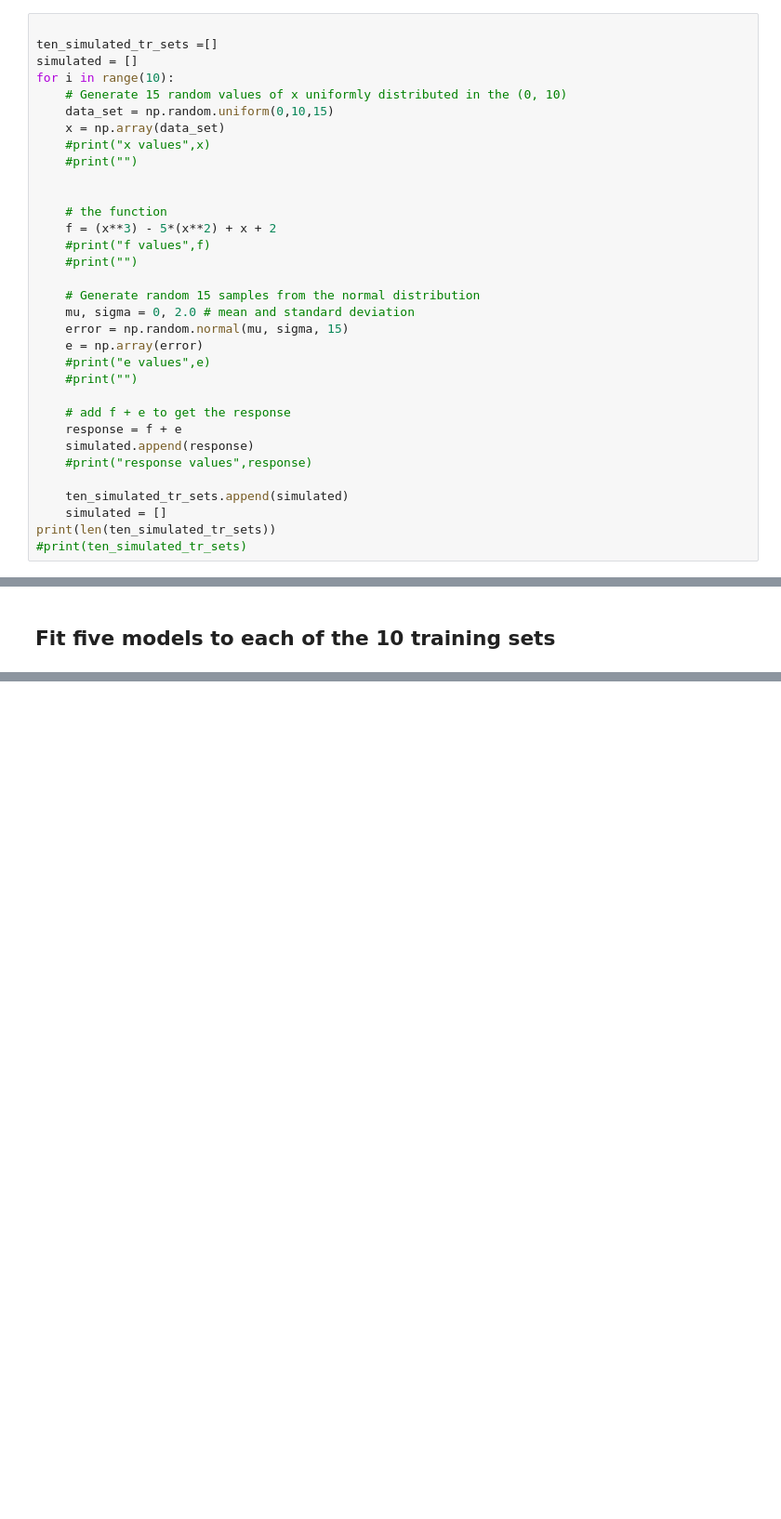
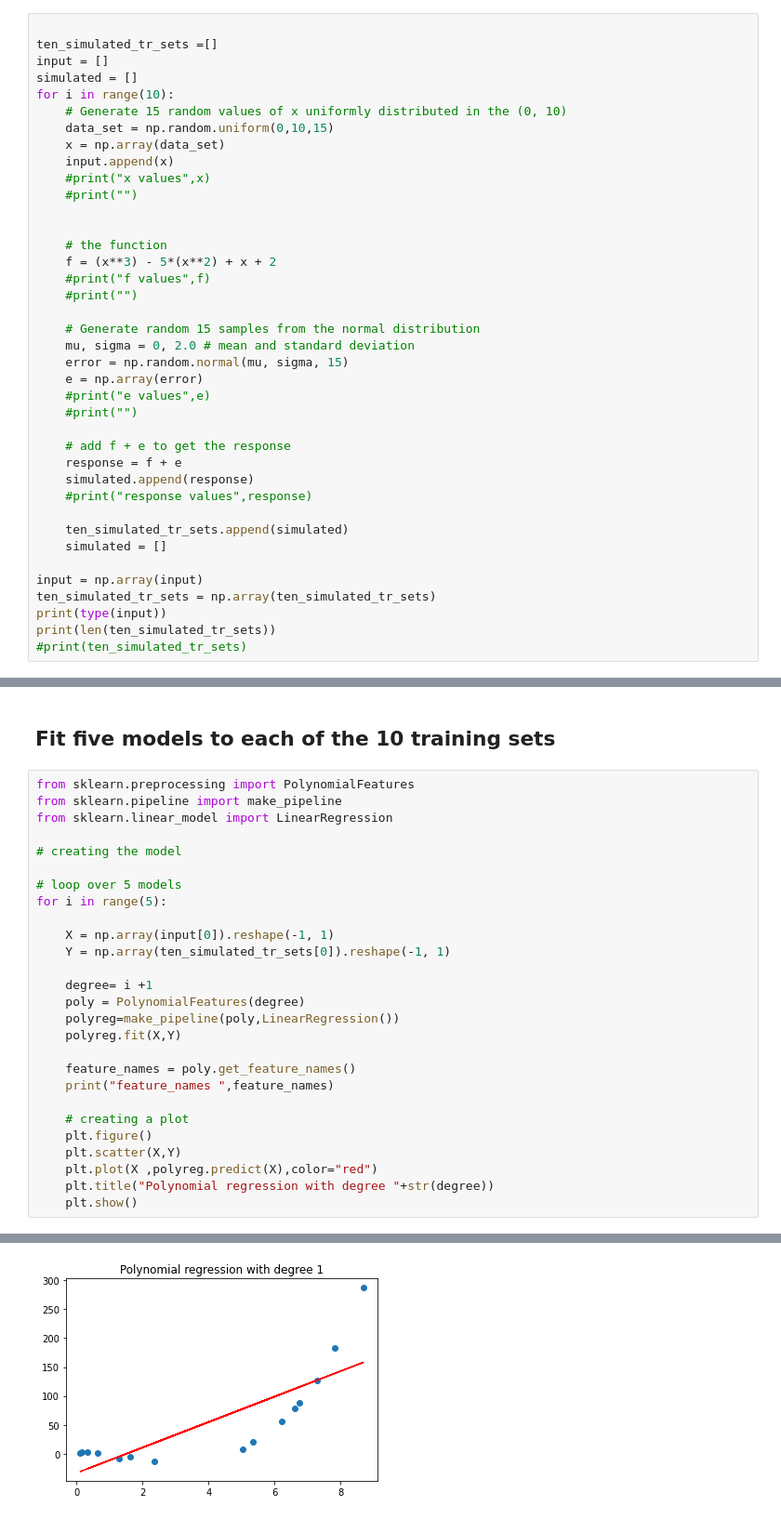
Before and after one commit to mariaSheahata17/Machine-Learning-NCF-class, a Jupyter notebook: A3.ipynb, the cells around one changed output, grey strips where cells are left out. Shown: that part at 93% size. Cells and saved outputs as stored; diff of their text form; blank space fills up the shorter version.

Commit message:
adding the five models

```diff
--- a/A3.ipynb
+++ b/A3.ipynb
@@ -35,11 +35,13 @@ plt.show()
 # %%
 
 ten_simulated_tr_sets =[]
+input = []
 simulated = []
 for i in range(10):
     # Generate 15 random values of x uniformly distributed in the (0, 10)
     data_set = np.random.uniform(0,10,15)
     x = np.array(data_set)
+    input.append(x)
     #print("x values",x)
     #print("")
 
@@ -63,6 +65,10 @@ for i in range(10):
 
     ten_simulated_tr_sets.append(simulated)
     simulated = []
+
+input = np.array(input)
+ten_simulated_tr_sets = np.array(ten_simulated_tr_sets)
+print(type(input))
 print(len(ten_simulated_tr_sets))
 #print(ten_simulated_tr_sets)
 # %% [output]
@@ -70,3 +77,31 @@ print(len(ten_simulated_tr_sets))
 # %% [markdown]
 ##
 ## Fit five models to each of the 10 training sets
+# %%
+from sklearn.preprocessing import PolynomialFeatures
+from sklearn.pipeline import make_pipeline
+from sklearn.linear_model import LinearRegression
+
+# creating the model
+
+# loop over 5 models
+for i in range(5):
+
+    X = np.array(input[0]).reshape(-1, 1)
+    Y = np.array(ten_simulated_tr_sets[0]).reshape(-1, 1)
+
+    degree= i +1
+    poly = PolynomialFeatures(degree)
+    polyreg=make_pipeline(poly,LinearRegression())
+    polyreg.fit(X,Y)
+
+    feature_names = poly.get_feature_names()
+    print("feature_names ",feature_names)
+
+    # creating a plot
+    plt.figure()
+    plt.scatter(X,Y)
+    plt.plot(X ,polyreg.predict(X),color="red")
+    plt.title("Polynomial regression with degree "+str(degree))
+    plt.show()
+# %% [output]
@@ -72,0 +109 @@ print(len(ten_simulated_tr_sets))
+[figure, added]
```
Also changed, not shown: parts of 2 cells of this notebook.
